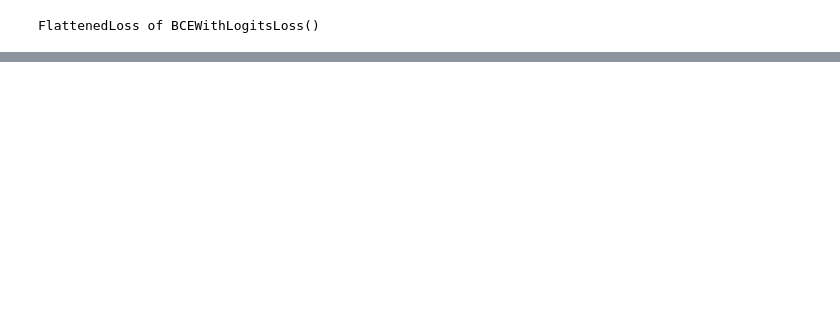
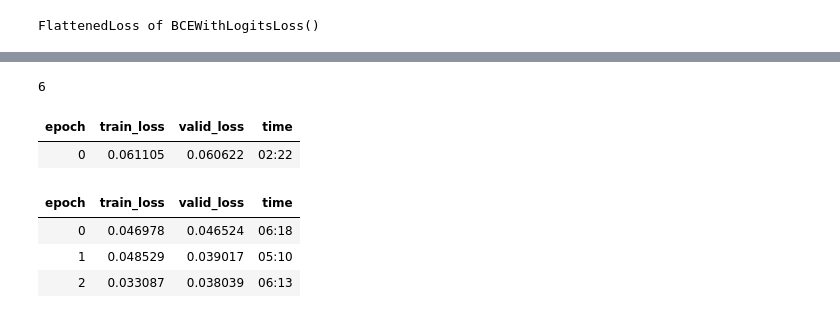
Before and after one commit to kuptservol/kaggle, a Jupyter notebook: jigsaw-toxic-comment-classification.ipynb, the cells around one changed output, grey strips where cells are left out. Cells and saved outputs as stored; diff of their text form; code cells hidden in the pictures; blank space fills up the shorter version.

```diff
--- a/jigsaw-toxic-comment-classification.ipynb
+++ b/jigsaw-toxic-comment-classification.ipynb
@@ -84,5 +121,5 @@ KeyboardInterrupt:
 # %%
-data_class = (TextList.from_df(train, path, vocab=data_lm.vocab, cols=COMMENT)
+data_clas = (TextList.from_df(train, path, vocab=data_lm.vocab, cols=COMMENT)
         .split_by_rand_pct(0.1, seed=42)
         .label_from_df(cols=label_cols)
         .databunch(bs=bs, num_workers=1))
@@ -117,0 +166,9 @@ FlattenedLoss of BCEWithLogitsLoss()
+# %%
+data_class.c
+# %% [output]
+6
+# %%
+learn.fit_one_cycle(1, 1e-2)
+# %% [output]
+| epoch | train_loss | valid_loss | time |
+| 0 | 0.061105 | 0.060622 | 02:22 |
@@ -117,0 +177,8 @@ FlattenedLoss of BCEWithLogitsLoss()
+# %%
+learn.unfreeze()
+learn.fit_one_cycle(3, slice(1e-4, 1e-2))
+# %% [output]
+| epoch | train_loss | valid_loss | time |
+| 0 | 0.046978 | 0.046524 | 06:18 |
+| 1 | 0.048529 | 0.039017 | 05:10 |
+| 2 | 0.033087 | 0.038039 | 06:13 |
```
Also changed, not shown: parts of 31 cells of this notebook.
